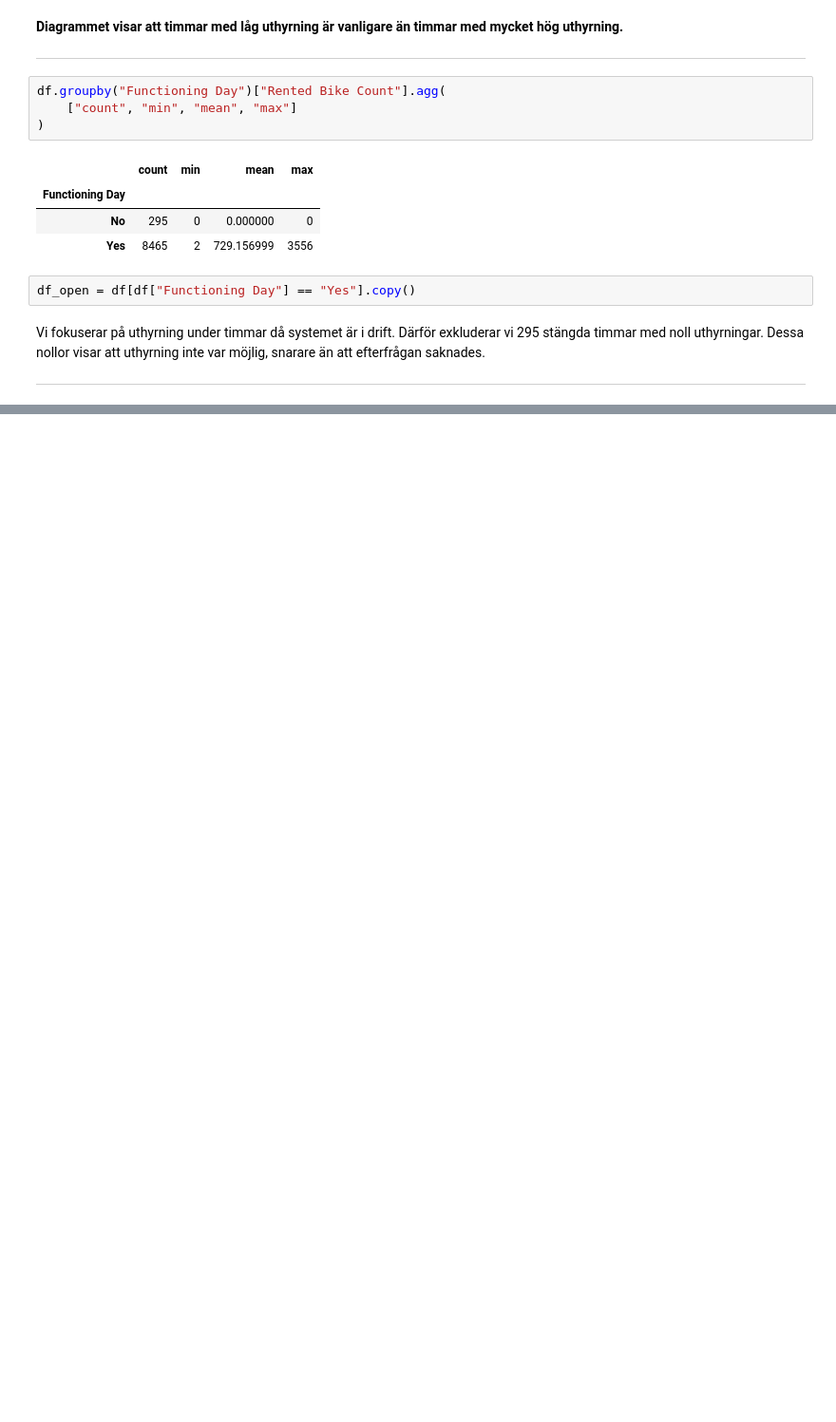
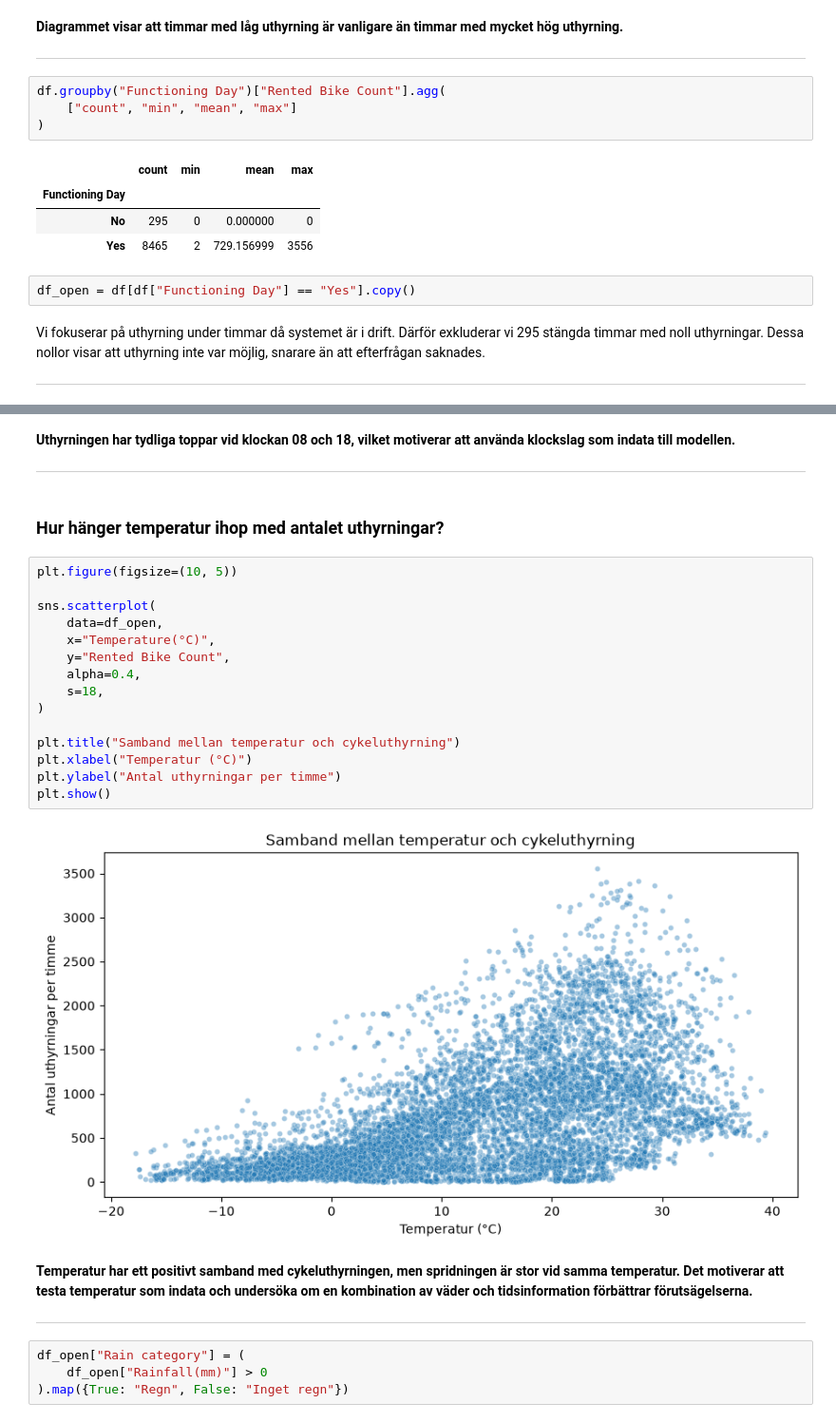
Before and after one commit to ThatMayBeTheCase/seoul-bike-demand, a Jupyter notebook: notebooks/1_exploration.ipynb, the cells around one changed output, grey strips where cells are left out. Shown at 95% size. Cells and saved outputs as stored; diff of their text form; blank space fills up the shorter version.

Commit message:
Explore hourly patterns, temperature and rainfall.

```diff
--- a/notebooks/1_exploration.ipynb
+++ b/notebooks/1_exploration.ipynb
@@ -127,0 +147,31 @@ Vi fokuserar på uthyrning under timmar då systemet är i drift. Därför exklu
+# %% [markdown]
+**Uthyrningen har tydliga toppar vid klockan 08 och 18, vilket motiverar att använda klockslag som indata till modellen.**
+
+---
+# %% [markdown]
+### Hur hänger temperatur ihop med antalet uthyrningar?
+# %%
+plt.figure(figsize=(10, 5))
+
+sns.scatterplot(
+    data=df_open,
+    x="Temperature(°C)",
+    y="Rented Bike Count",
+    alpha=0.4,
+    s=18,
+)
+
+plt.title("Samband mellan temperatur och cykeluthyrning")
+plt.xlabel("Temperatur (°C)")
+plt.ylabel("Antal uthyrningar per timme")
+plt.show()
+# %% [output]
+[figure, added]
+# %% [markdown]
+**Temperatur har ett positivt samband med cykeluthyrningen, men spridningen är stor vid samma temperatur. Det motiverar att testa temperatur som indata och undersöka om en kombination av väder och tidsinformation förbättrar förutsägelserna.**
+
+---
+# %%
+df_open["Rain category"] = (
+    df_open["Rainfall(mm)"] > 0
+).map({True: "Regn", False: "Inget regn"})
```
Also changed, not shown: parts of 8 cells of this notebook.
